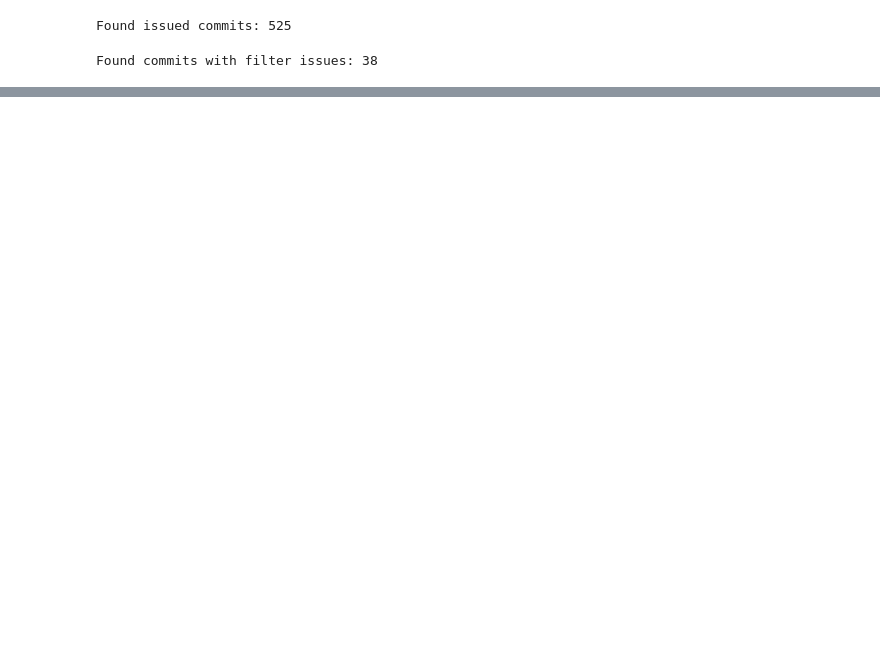
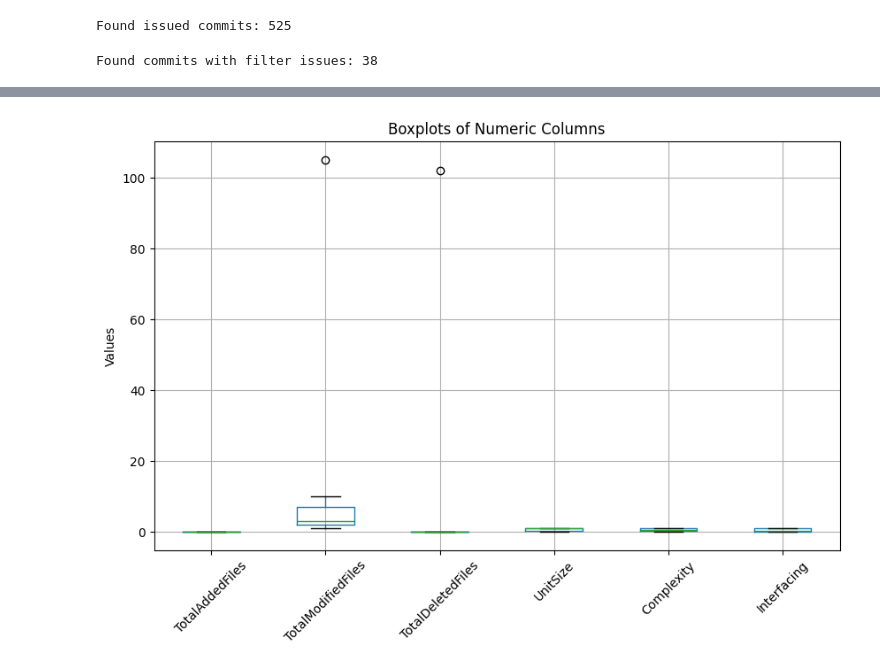
Before and after one commit to devanandp/Explore-Software-repository-Hadoop-Common, a Jupyter notebook: Analyze.ipynb, the cells around one changed output, grey strips where cells are left out. Saved outputs shown, nothing was run; the diff lists cells and outputs as text; code cells hidden in the pictures; blank space fills up the shorter version.

```diff
--- a/Analyze.ipynb
+++ b/Analyze.ipynb
@@ -208,0 +235,49 @@ file_details.head(10)
+# %%
+import matplotlib.pyplot as plt
+import pandas as pd
+
+# Assuming you have your data in a pandas DataFrame
+# If not, you can create one from your data
+data = {
+    'id': ['0', '1', '2', '3', '4', '5', '6', '7', '8', '9', '10', '11', '12', '13'],
+    'author': ['Haohui Mai', 'Giridharan Kesavan', 'Michael Stack', 'Chris Douglas', 'Jian He',
+               'Ashutosh Gupta', 'Ayush Saxena', 'Thomas White', 'Kihwal Lee', 'Wangda Tan',
+               'Yuming Wang', 'PJ Fanning', 'Giridharan Kesavan', None],
+    'date': ['2017-08-01 18:34:07-07:00', '2009-05-28 14:55:35+00:00', '2011-06-02 18:56:32+00:00',
+             '2016-10-28 16:49:36-07:00', '2017-08-02 00:03:25-07:00', '2022-05-17 20:34:12+01:00',
+             '2019-07-30 22:17:39+05:30', '2010-03-10 20:06:07+00:00', '2013-07-01 20:20:27+00:00',
+             '2016-06-14 15:06:38-07:00', '2019-10-18 08:25:02-07:00', '2023-03-13 10:08:04+05:30',
+             '2009-06-01 09:54:21+00:00', None],
+    'message': ['HDFS-12107. FsDatasetImpl#removeVolumes floods...', 'fixed test test-core and test-contrib targets...',
+                'HADOOP-7351 Regression: HttpServer#getWebAppsP...', 'YARN-3460. TestSecureRMRegistryOperations fail...',
+                'YARN-6872. [Addendum patch] Ensure apps could ...', 'HADOOP-18237. Upgrade Apache Xerces Java to 2....',
+                'HDFS-14677. TestDataNodeHotSwapVolumes#testAdd...', 'HADOOP-6504. Invalid example in the documentat...',
+                'HDFS-4888. Refactor and fix FSNamesystem.getTu...', 'YARN-1942. Deprecate toString/fromString metho...',
+                'HADOOP-16152. Upgrade Eclipse Jetty version to...', 'HADOOP-18658. snakeyaml dependency: upgrade to...',
+                'To fix test targets\n\ngit-svn-id: https://svn...', None],
+    'TotalAddedFiles': [0, 0, 0, 0, 0, 0, 0, 0, 0, 0, 0, 0, 0, None],
+    'TotalModifiedFiles': [1, 1, 2, 3, 3, 1, 1, 2, 4, 105, 10, 2, 1, None],
+    'TotalDeletedFiles': [0, 102, 0, 0, 0, 0, 0, 0, 0, 0, 0, 0, 0, None],
+    'UnitSize': [None, 0.562509, None, 0.0, 1.0, None, 0.0, None, 1.0, 1.0, 1.0, None, None, None],
+    'Complexity': [None, 0.210051, None, 1.0, 0.0, None, 0.0, None, 1.0, 0.5, 1.0, None, None, None],
+    'Interfacing': [None, 0.089552, None, 1.0, 0.0, None, 1.0, None, 0.0, 0.05, 1.0, None, None, None]
+}
+
+df = pd.DataFrame(data)
+
+# Drop rows with None values
+df.dropna(inplace=True)
+
+# Convert columns to numeric if needed
+numeric_cols = ['TotalAddedFiles', 'TotalModifiedFiles', 'TotalDeletedFiles', 'UnitSize', 'Complexity', 'Interfacing']
+df[numeric_cols] = df[numeric_cols].apply(pd.to_numeric)
+
+# Create boxplots
+plt.figure(figsize=(10, 6))
+df.boxplot(column=numeric_cols)
+plt.title('Boxplots of Numeric Columns')
+plt.ylabel('Values')
+plt.xticks(rotation=45)
+plt.show()
+# %% [output]
+[figure, added]
```
Also changed, not shown: parts of 8 cells of this notebook.
